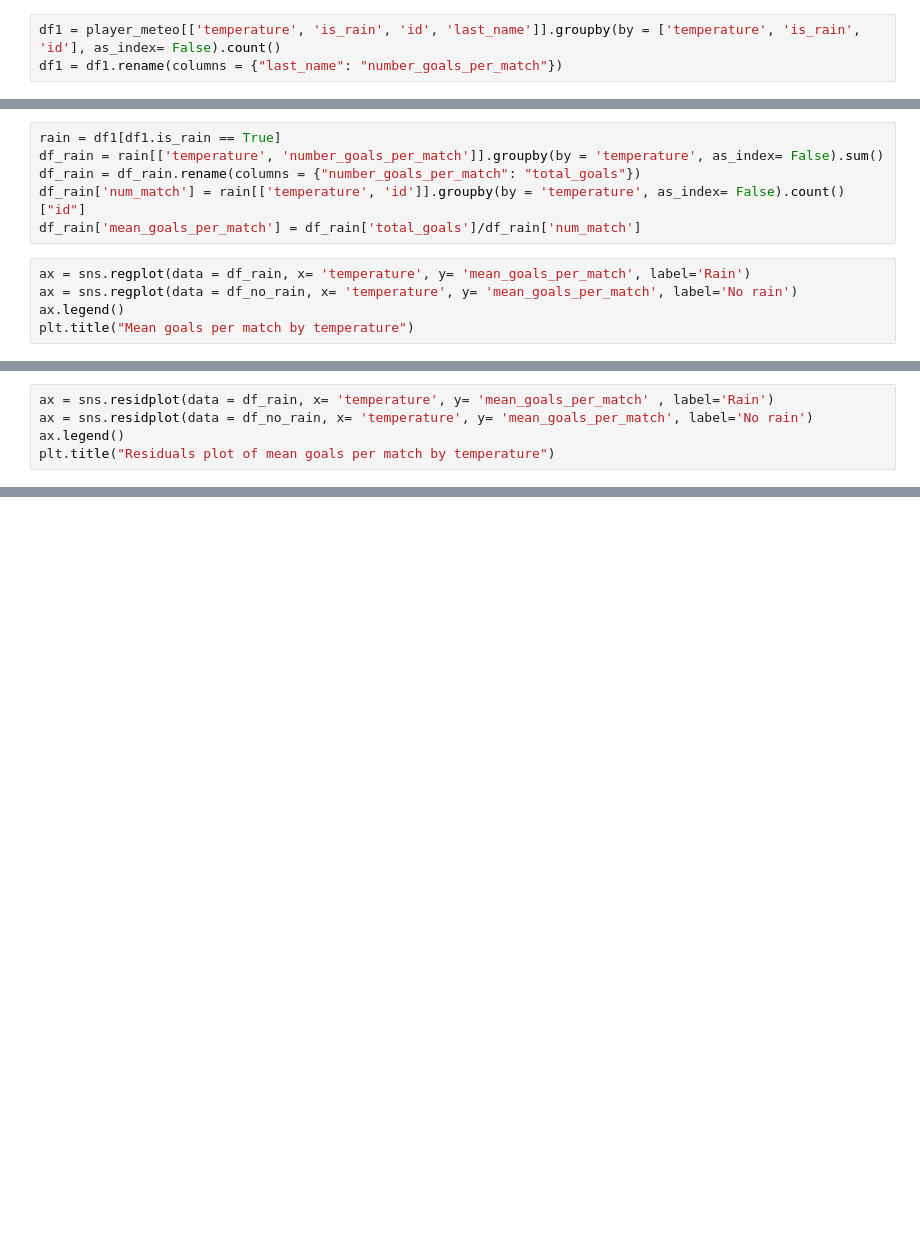
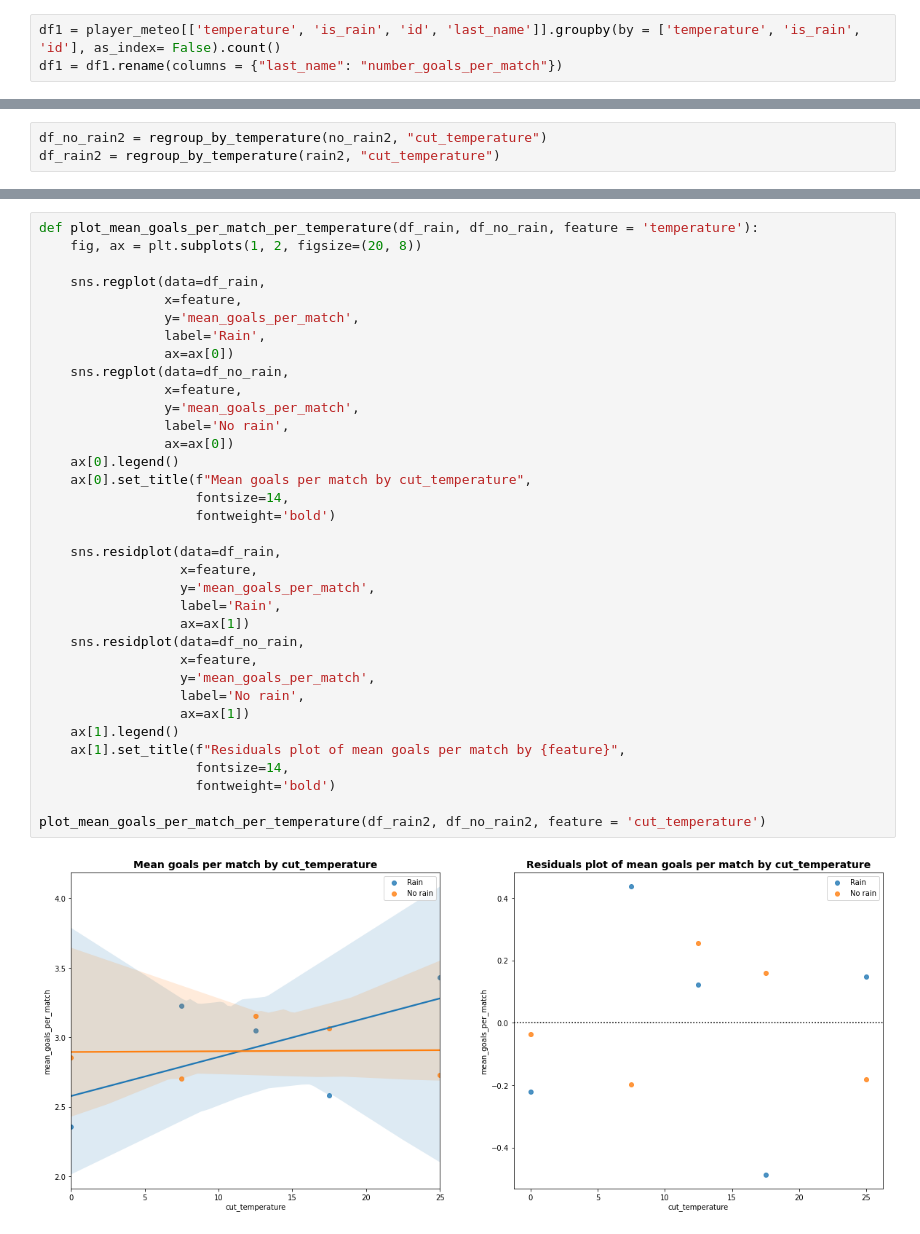
Before and after one commit to rolandina/foot-meteo, a Jupyter notebook: project_with_weather_from_csv/viz-nina.ipynb, the cells around one changed output, grey strips where cells are left out. Cells and saved outputs as stored; diff of their text form; blank space fills up the shorter version.

```diff
--- a/project_with_weather_from_csv/viz-nina.ipynb
+++ b/project_with_weather_from_csv/viz-nina.ipynb
@@ -317,11 +411,0 @@ df_no_rain['mean_goals_per_match'] = df_no_rain['total_goals']/df_no_rain['num_m
-# %%
-rain = df1[df1.is_rain == True]
-df_rain = rain[['temperature', 'number_goals_per_match']].groupby(by = 'temperature', as_index= False).sum()
-df_rain = df_rain.rename(columns = {"number_goals_per_match": "total_goals"})
-df_rain['num_match'] = rain[['temperature', 'id']].groupby(by = 'temperature', as_index= False).count()["id"]
-df_rain['mean_goals_per_match'] = df_rain['total_goals']/df_rain['num_match']
-# %%
-ax = sns.regplot(data = df_rain, x= 'temperature', y= 'mean_goals_per_match', label='Rain')
-ax = sns.regplot(data = df_no_rain, x= 'temperature', y= 'mean_goals_per_match', label='No rain')
-ax.legend()
-plt.title("Mean goals per match by temperature")
@@ -331,5 +411,0 @@ Text(0.5, 1.0, 'Mean goals per match by temperature')
-# %%
-ax = sns.residplot(data = df_rain, x= 'temperature', y= 'mean_goals_per_match' , label='Rain')
-ax = sns.residplot(data = df_no_rain, x= 'temperature', y= 'mean_goals_per_match', label='No rain')
-ax.legend()
-plt.title("Residuals plot of mean goals per match by temperature")
@@ -338,0 +412,3 @@ Text(0.5, 1.0, 'Residuals plot of mean goals per match by temperature')
+# %%
+df_no_rain2 = regroup_by_temperature(no_rain2, "cut_temperature")
+df_rain2 = regroup_by_temperature(rain2, "cut_temperature")
@@ -338,0 +422,37 @@ Text(0.5, 1.0, 'Residuals plot of mean goals per match by temperature')
+# %%
+def plot_mean_goals_per_match_per_temperature(df_rain, df_no_rain, feature = 'temperature'):
+    fig, ax = plt.subplots(1, 2, figsize=(20, 8))
+
+    sns.regplot(data=df_rain,
+                x=feature,
+                y='mean_goals_per_match',
+                label='Rain',
+                ax=ax[0])
+    sns.regplot(data=df_no_rain,
+                x=feature,
+                y='mean_goals_per_match',
+                label='No rain',
+                ax=ax[0])
+    ax[0].legend()
+    ax[0].set_title(f"Mean goals per match by cut_temperature",
+                    fontsize=14,
+                    fontweight='bold')
+
+    sns.residplot(data=df_rain,
+                  x=feature,
+                  y='mean_goals_per_match',
+                  label='Rain',
+                  ax=ax[1])
+    sns.residplot(data=df_no_rain,
+                  x=feature,
+                  y='mean_goals_per_match',
+                  label='No rain',
+                  ax=ax[1])
+    ax[1].legend()
+    ax[1].set_title(f"Residuals plot of mean goals per match by {feature}",
+                    fontsize=14,
+                    fontweight='bold')
+
+plot_mean_goals_per_match_per_temperature(df_rain2, df_no_rain2, feature = 'cut_temperature')
+# %% [output]
+[figure, added]
```
Also changed, not shown: parts of 17 cells of this notebook.
